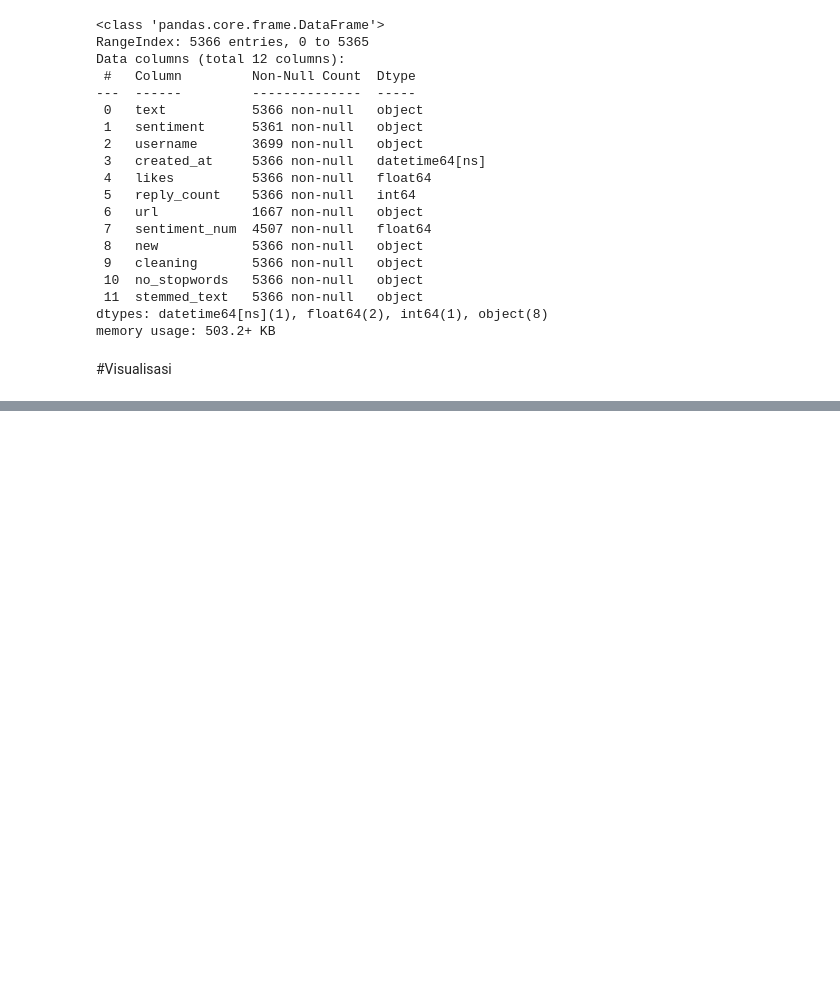
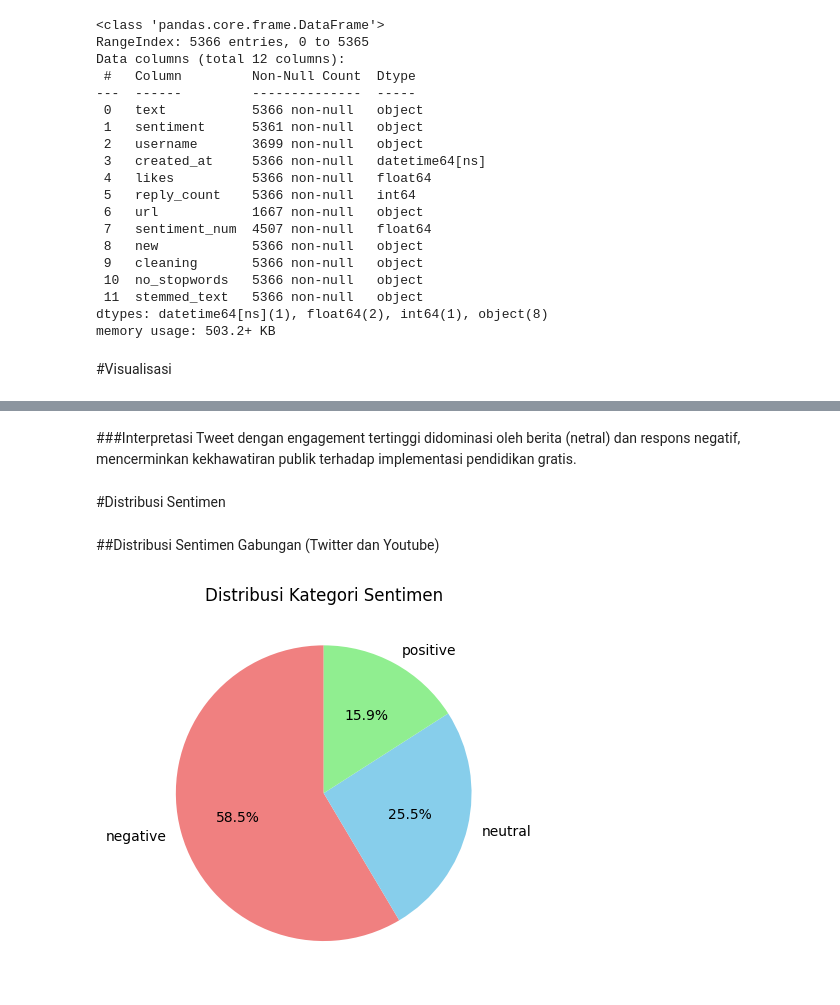
Before and after one commit to Nadira173/DATA_AMS, a Jupyter notebook: Preprocessing_Data_AMS.ipynb, the cells around one changed output, grey strips where cells are left out. Cells and saved outputs as stored; diff of their text form; code cells hidden in the pictures; blank space fills up the shorter version.

```diff
--- a/Preprocessing_Data_AMS.ipynb
+++ b/Preprocessing_Data_AMS.ipynb
@@ -425,0 +582,30 @@ df.to_csv("hasil prepro data fix.csv", index=False)
+# %% [markdown]
+###Interpretasi
+Tweet dengan engagement tertinggi didominasi oleh berita (netral) dan respons negatif, mencerminkan kekhawatiran publik terhadap implementasi pendidikan gratis.
+# %% [markdown]
+#Distribusi Sentimen
+# %% [markdown]
+##Distribusi Sentimen Gabungan (Twitter dan Youtube)
+# %%
+import matplotlib.pyplot as plt
+
+# Hitung distribusi dan ubah index-nya ke label sentimen
+category_counts = df_final['sentiment'].value_counts()
+
+# Membuat pie chart
+category_counts.plot.pie(
+    autopct='%1.1f%%',
+    colors=['lightcoral', 'skyblue', 'lightgreen'],
+    startangle=90
+)
+
+# Menambahkan judul
+plt.title('Distribusi Kategori Sentimen')
+
+# Menghilangkan label y
+plt.ylabel('')
+
+# Menampilkan chart
+plt.show()
+# %% [output]
+[figure, added]
```
Also changed, not shown: parts of 19 cells of this notebook.
